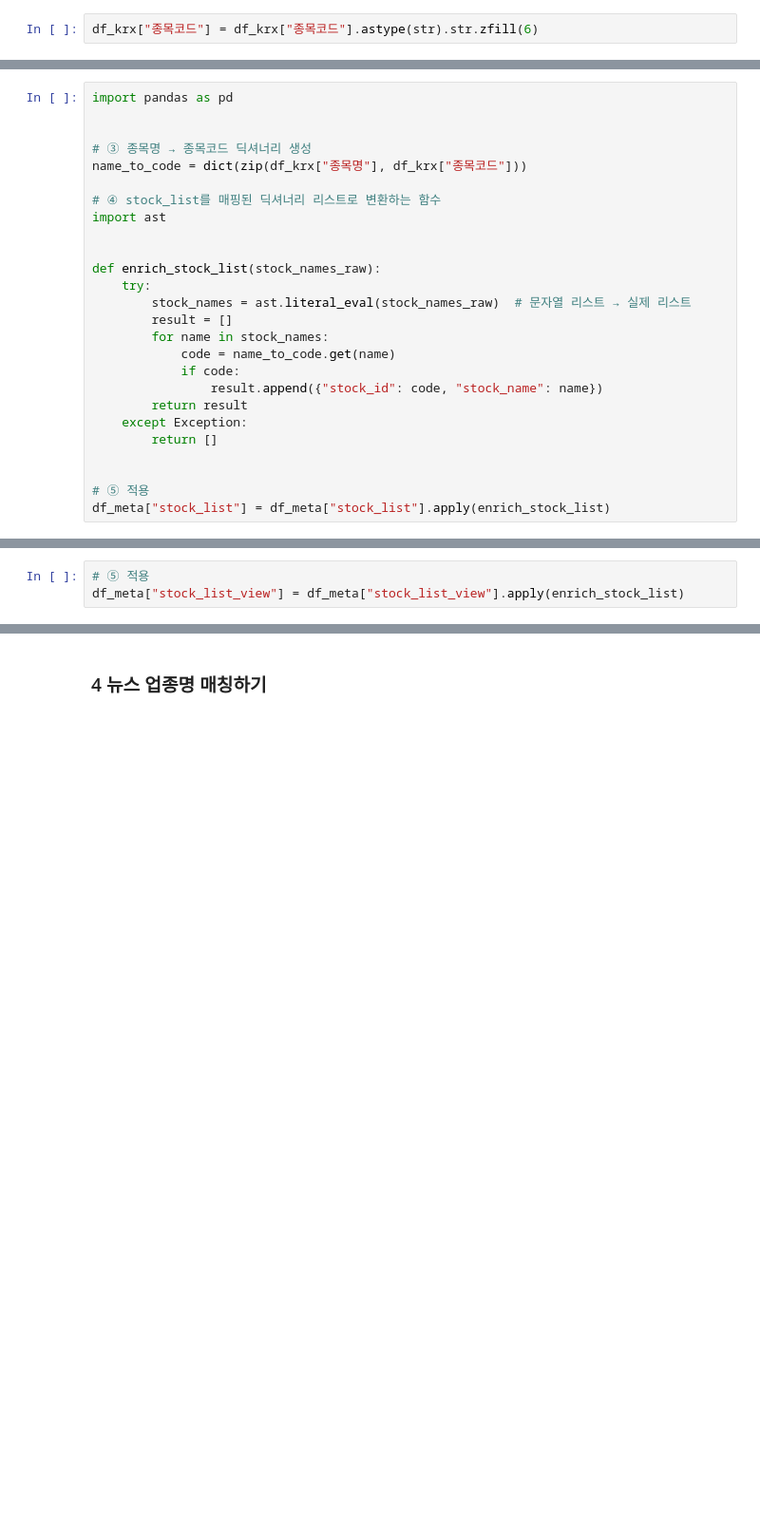
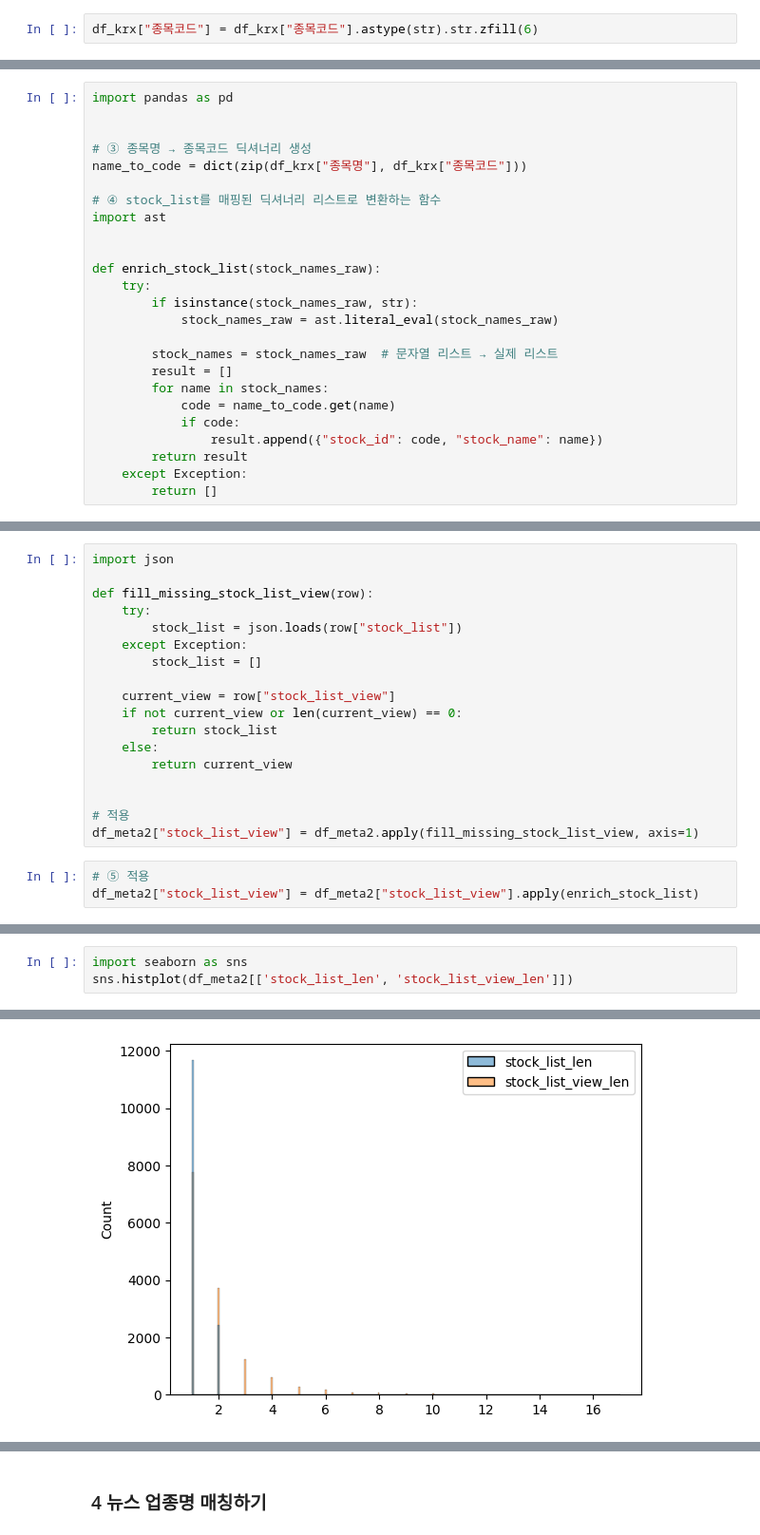
Before and after one commit to choikwangil95/HKToss-MLOps-Project-Final, a Jupyter notebook: eda/kwangil/news_preprocessing.ipynb, the cells around one changed output, grey strips where cells are left out. Shown: that part at 95% size. Saved outputs shown, nothing was run; the diff lists cells and outputs as text; blank space fills up the shorter version.

```diff
--- a/eda/kwangil/news_preprocessing.ipynb
+++ b/eda/kwangil/news_preprocessing.ipynb
@@ -424,7 +432,10 @@ import ast
 
 def enrich_stock_list(stock_names_raw):
     try:
-        stock_names = ast.literal_eval(stock_names_raw)  # 문자열 리스트 → 실제 리스트
+        if isinstance(stock_names_raw, str):
+            stock_names_raw = ast.literal_eval(stock_names_raw)
+
+        stock_names = stock_names_raw  # 문자열 리스트 → 실제 리스트
         result = []
         for name in stock_names:
             code = name_to_code.get(name)
@@ -433,7 +444,3 @@ def enrich_stock_list(stock_names_raw):
         return result
     except Exception:
         return []
-
-
-# ⑤ 적용
-df_meta["stock_list"] = df_meta["stock_list"].apply(enrich_stock_list)
@@ -449,4 +470,22 @@ df_meta.head()
+# %%
+import json
+
+def fill_missing_stock_list_view(row):
+    try:
+        stock_list = json.loads(row["stock_list"])
+    except Exception:
+        stock_list = []
+
+    current_view = row["stock_list_view"]
+    if not current_view or len(current_view) == 0:
+        return stock_list
+    else:
+        return current_view
+
+
+# 적용
+df_meta2["stock_list_view"] = df_meta2.apply(fill_missing_stock_list_view, axis=1)
 # %%
 # ⑤ 적용
-df_meta["stock_list_view"] = df_meta["stock_list_view"].apply(enrich_stock_list)
+df_meta2["stock_list_view"] = df_meta2["stock_list_view"].apply(enrich_stock_list)
 # %%
@@ -460,0 +495,4 @@ df_meta.head()
+# %%
+import seaborn as sns
+sns.histplot(df_meta2[['stock_list_len', 'stock_list_view_len']])
+# %% [output]
@@ -460,0 +500 @@ df_meta.head()
+[figure, added]
```
Also changed, not shown: parts of 15 cells of this notebook, 2 other files.
